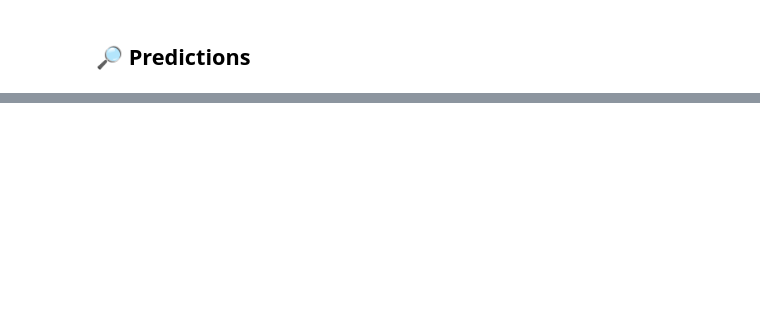
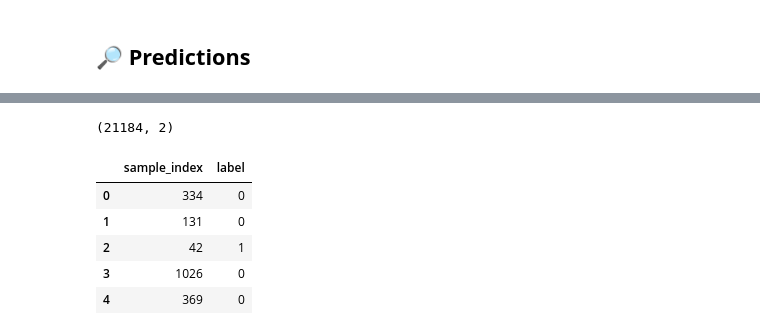
Before and after one commit to hanzla-khalid98/challenge_AN2DL_2025, a Jupyter notebook: inference.ipynb, the cells around one changed output, grey strips where cells are left out. Saved outputs shown, nothing was run; the diff lists cells and outputs as text; code cells hidden in the pictures; blank space fills up the shorter version.

```diff
--- a/inference.ipynb
+++ b/inference.ipynb
@@ -246,0 +233,11 @@ DataFrame shape: (105760, 40)
+# %%
+print(df_preds.shape)
+df_preds.head()
+# %% [output]
+(21184, 2)
+|  | sample_index | label |
+| 0 | 334 | 0 |
+| 1 | 131 | 0 |
+| 2 | 42 | 1 |
+| 3 | 1026 | 0 |
+| 4 | 369 | 0 |
```
Also changed, not shown: parts of 9 cells of this notebook.
